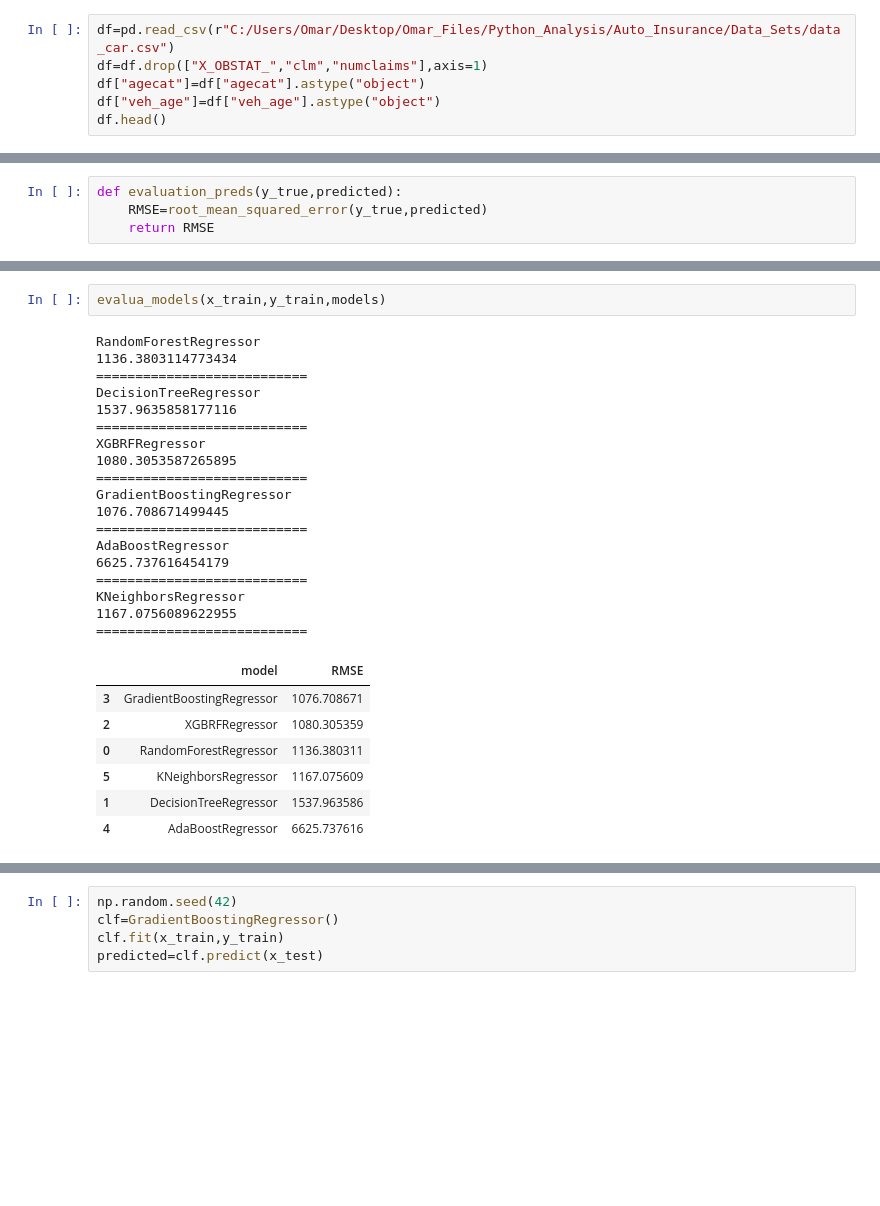
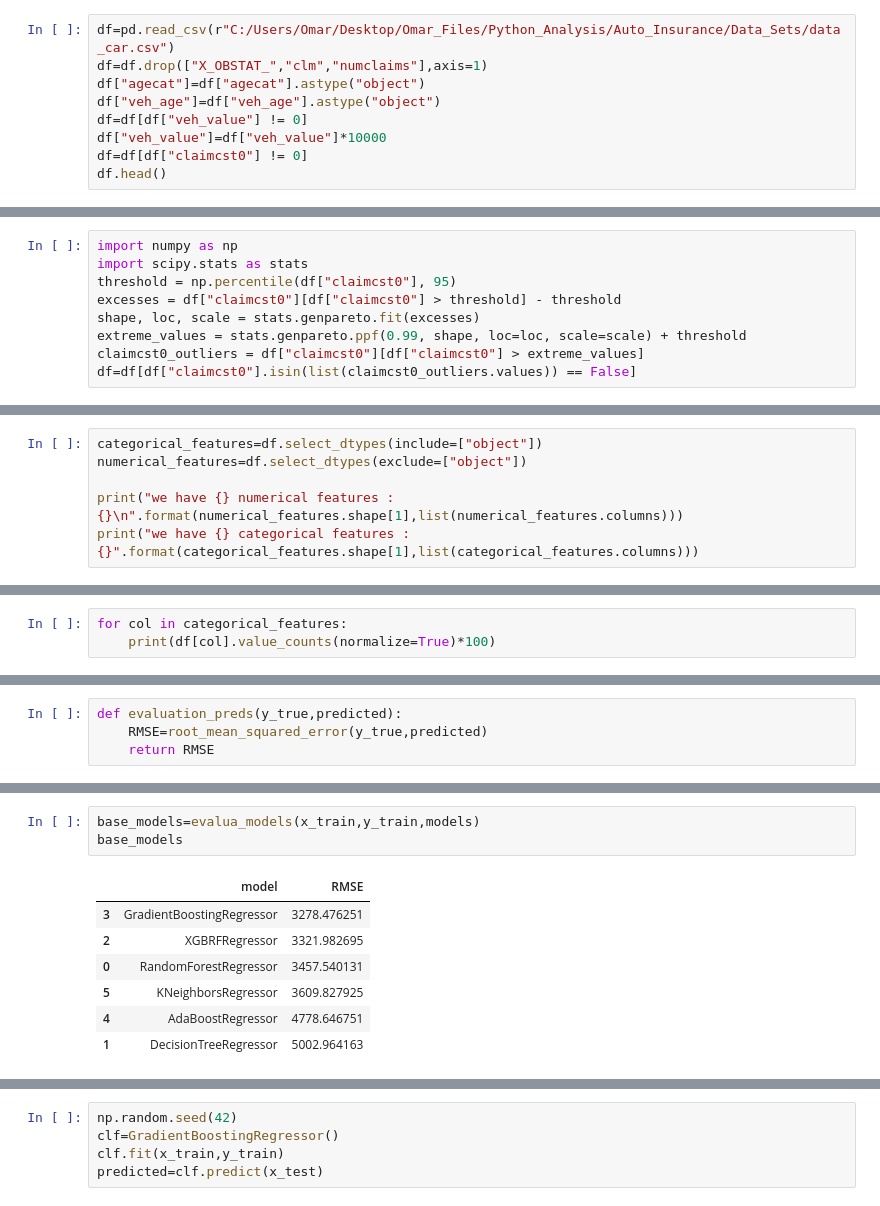
Before and after one commit to omars1234/Insurance_Analysis, a Jupyter notebook: Notebooks/Data_Regression/catboost_info/Claims_Regression.ipynb, the cells around one changed output, grey strips where cells are left out. Drawn from its saved outputs; the diff is of its cells as text; blank space fills up the shorter version.

```diff
--- a/Notebooks/Data_Regression/catboost_info/Claims_Regression.ipynb
+++ b/Notebooks/Data_Regression/catboost_info/Claims_Regression.ipynb
@@ -55,6 +59,9 @@ df=pd.read_csv(r"C:/Users/Omar/Desktop/Omar_Files/Python_Analysis/Auto_Insurance
 df=df.drop(["X_OBSTAT_","clm","numclaims"],axis=1)
 df["agecat"]=df["agecat"].astype("object")
 df["veh_age"]=df["veh_age"].astype("object")
+df=df[df["veh_value"] != 0]
+df["veh_value"]=df["veh_value"]*10000
+df=df[df["claimcst0"] != 0]
 df.head()
 # %% [output]
 |  | veh_value | exposure | claimcst0 | veh_body | veh_age | gender | area | agecat |
@@ -70,3 +77,12 @@ df.shape
+# %%
+import numpy as np
+import scipy.stats as stats
+threshold = np.percentile(df["claimcst0"], 95)
+excesses = df["claimcst0"][df["claimcst0"] > threshold] - threshold
+shape, loc, scale = stats.genpareto.fit(excesses)
+extreme_values = stats.genpareto.ppf(0.99, shape, loc=loc, scale=scale) + threshold
+claimcst0_outliers = df["claimcst0"][df["claimcst0"] > extreme_values]
+df=df[df["claimcst0"].isin(list(claimcst0_outliers.values)) == False]
 # %% [markdown]
 ---
 # %%
@@ -81,0 +102,6 @@ df.head()
+# %%
+categorical_features=df.select_dtypes(include=["object"])
+numerical_features=df.select_dtypes(exclude=["object"])
+
+print("we have {} numerical features : {}\n".format(numerical_features.shape[1],list(numerical_features.columns)))
+print("we have {} categorical features : {}".format(categorical_features.shape[1],list(categorical_features.columns)))
@@ -81,0 +114,3 @@ df.head()
+# %%
+for col in categorical_features:
+    print(df[col].value_counts(normalize=True)*100)
@@ -212,30 +348,13 @@ def evalua_models(x_train,y_train,models):
     report=pd.DataFrame(list(zip(models_list,RMSE_list)),columns=["model","RMSE"]).sort_values(by="RMSE",ascending=True)
     return report
 # %%
-evalua_models(x_train,y_train,models)
+base_models=evalua_models(x_train,y_train,models)
+base_models
 # %% [output]
-RandomForestRegressor
-1136.3803114773434
-===========================
-DecisionTreeRegressor
-1537.9635858177116
-===========================
-XGBRFRegressor
-1080.3053587265895
-===========================
-GradientBoostingRegressor
-1076.708671499445
-===========================
-AdaBoostRegressor
-6625.737616454179
-===========================
-KNeighborsRegressor
-1167.0756089622955
-===========================
 |  | model | RMSE |
-| 3 | GradientBoostingRegressor | 1076.708671 |
-| 2 | XGBRFRegressor | 1080.305359 |
-| 0 | RandomForestRegressor | 1136.380311 |
-| 5 | KNeighborsRegressor | 1167.075609 |
-| 1 | DecisionTreeRegressor | 1537.963586 |
-| 4 | AdaBoostRegressor | 6625.737616 |
+| 3 | GradientBoostingRegressor | 3278.476251 |
+| 2 | XGBRFRegressor | 3321.982695 |
+| 0 | RandomForestRegressor | 3457.540131 |
+| 5 | KNeighborsRegressor | 3609.827925 |
+| 4 | AdaBoostRegressor | 4778.646751 |
+| 1 | DecisionTreeRegressor | 5002.964163 |
```
Also changed, not shown: parts of 32 cells of this notebook, 6 other files.
